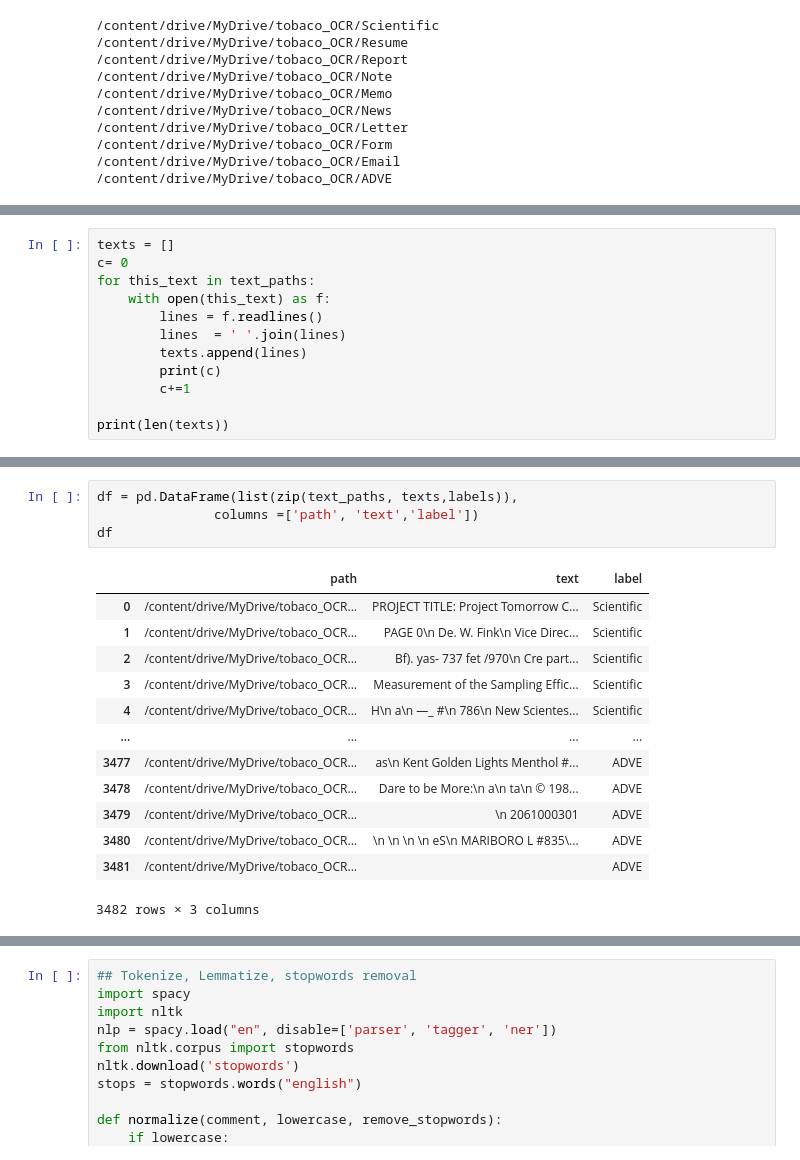
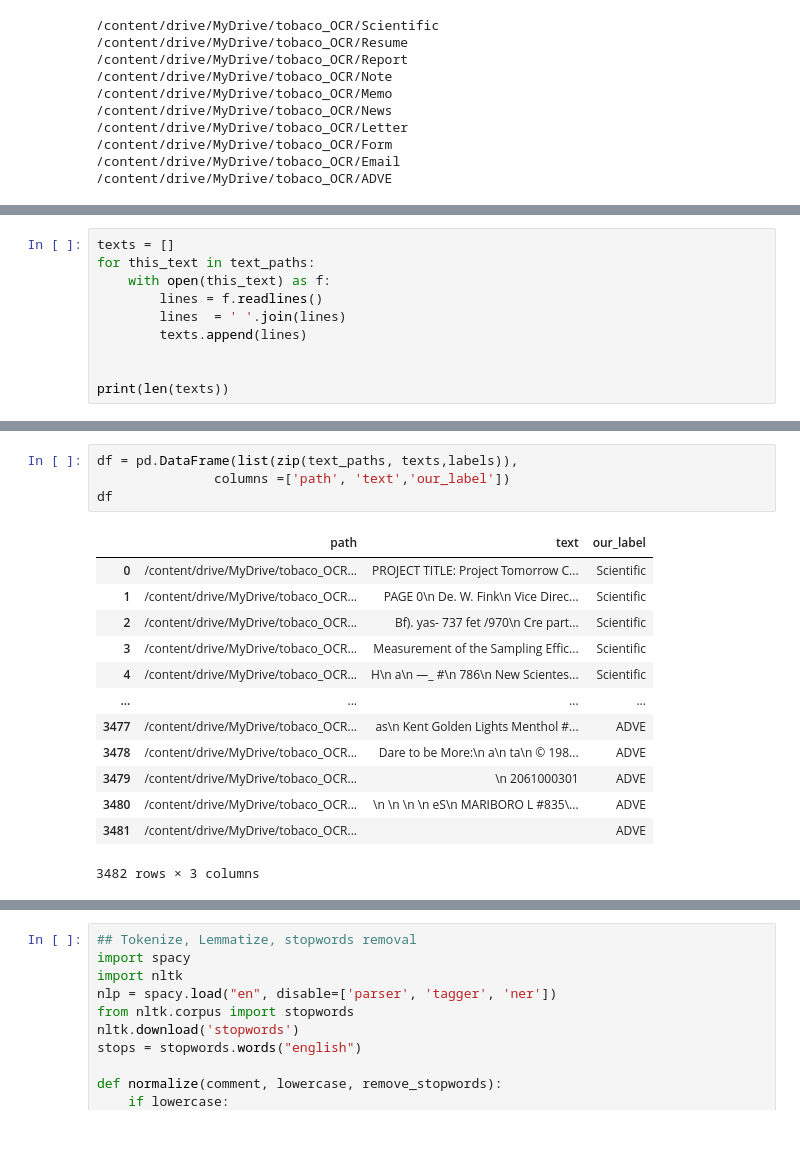
Before and after one commit to PIYALI-bhunia/MultimodelDataPreprocessing, a Jupyter notebook: TfIdf_tobacco.ipynb, the cells around one changed output, grey strips where cells are left out. Cells and saved outputs as stored; diff of their text form.

```diff
--- a/TfIdf_tobacco.ipynb
+++ b/TfIdf_tobacco.ipynb
@@ -34,14 +34,12 @@ print(labels)
 ['Scientific', 'Scientific', 'Scientific', 'Scientific', 'Scientific', 'Scientific', 'Scientific', 'Scientific', 'Scientific', 'Scientific', 'Scientific', 'Scientific', 'Scientific', 'Scientific', 'Sc ...
 # %%
 texts = []
-c= 0
 for this_text in text_paths:
     with open(this_text) as f:
         lines = f.readlines()
         lines  = ' '.join(lines)
         texts.append(lines)
-        print(c)
-        c+=1
+
 
 print(len(texts))
 # %% [output]
@@ -64,10 +46,10 @@ print(len(texts))
 3482
 # %%
 df = pd.DataFrame(list(zip(text_paths, texts,labels)),
-               columns =['path', 'text','label'])
+               columns =['path', 'text','our_label'])
 df
 # %% [output]
-|  | path | text | label |
+|  | path | text | our_label |
 | 0 | /content/drive/MyDrive/tobaco_OCR... | PROJECT TITLE: Project Tomorrow C... | Scientific |
 | 1 | /content/drive/MyDrive/tobaco_OCR... | PAGE 0\n De. W. Fink\n Vice Direc... | Scientific |
 | 2 | /content/drive/MyDrive/tobaco_OCR... | Bf). yas- 737 fet /970\n Cre part... | Scientific |
```
Also changed, not shown: parts of 18 cells of this notebook.
